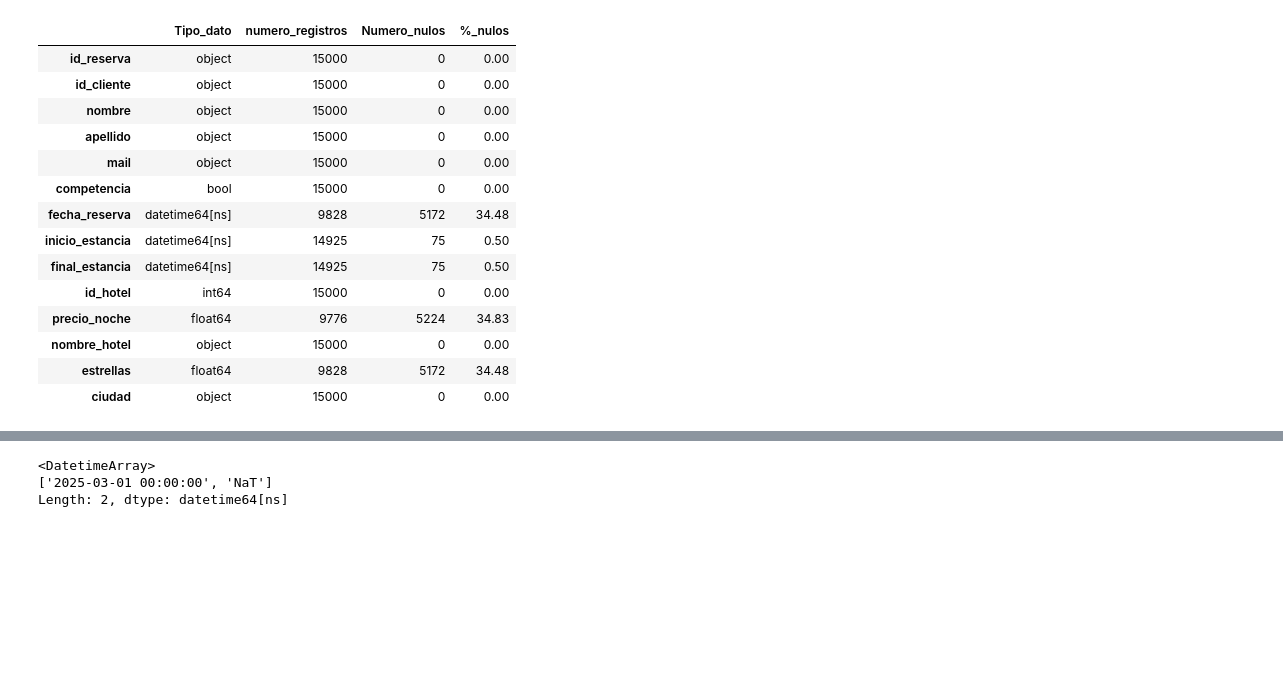
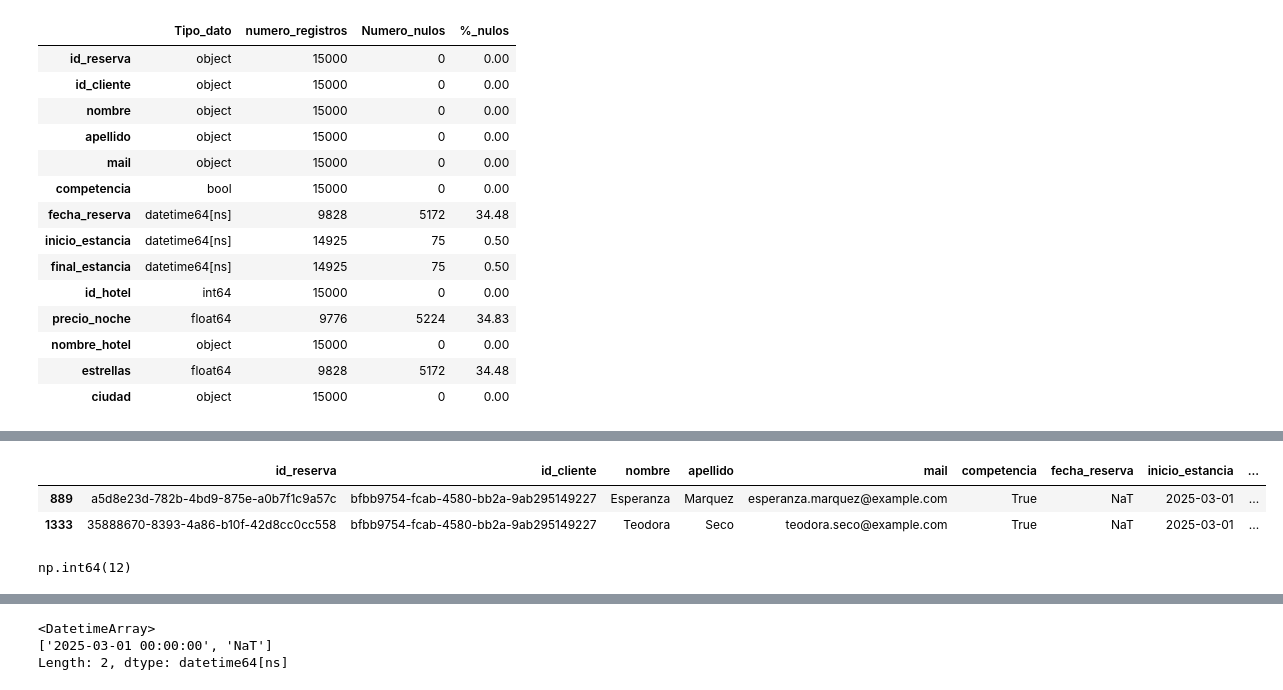
Before and after one commit to Gabijc/Proyecto_ETL_Hoteles, a Jupyter notebook: Notebooks/Analisis_inicial.ipynb, the cells around one changed output, grey strips where cells are left out. Saved outputs shown, nothing was run; the diff lists cells and outputs as text; code cells hidden in the pictures; blank space fills up the shorter version.

```diff
--- a/Notebooks/Analisis_inicial.ipynb
+++ b/Notebooks/Analisis_inicial.ipynb
@@ -137,0 +239,13 @@ Modificación realizada con éxito.
+# %%
+# Vamos a comprobar algún caso concreto
+hoteles_competencia[hoteles_competencia["id_cliente"] == "bfbb9754-fcab-4580-bb2a-9ab295149227"]
+# Observamos que son clientes diferentes con el mismo id.
+# %% [output]
+|  | id_reserva | id_cliente | nombre | apellido | mail | competencia | fecha_reserva | inicio_estancia | ... |
+| 889 | a5d8e23d-782b-4bd9-875e-a0b7f1c9a57c | bfbb9754-fcab-4580-bb2a-9ab295149227 | Esperanza | Marquez | esperanza.marquez@example.com | True | NaT | 2025-03-01 | ... |
+| 1333 | 35888670-8393-4a86-b10f-42d8cc0cc558 | bfbb9754-fcab-4580-bb2a-9ab295149227 | Teodora | Seco | teodora.seco@example.com | True | NaT | 2025-03-01 | ... |
+# %%
+# Revisanos los duplicados por mail
+hoteles_competencia["mail"].duplicated().sum()
+# %% [output]
+np.int64(12)
```
Also changed, not shown: parts of 84 cells of this notebook.
